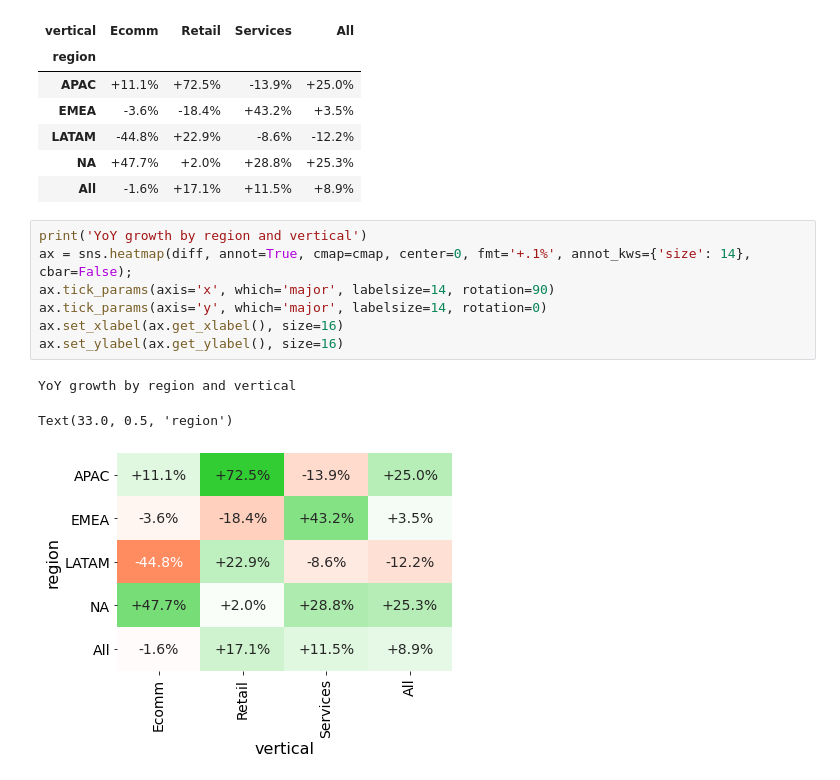
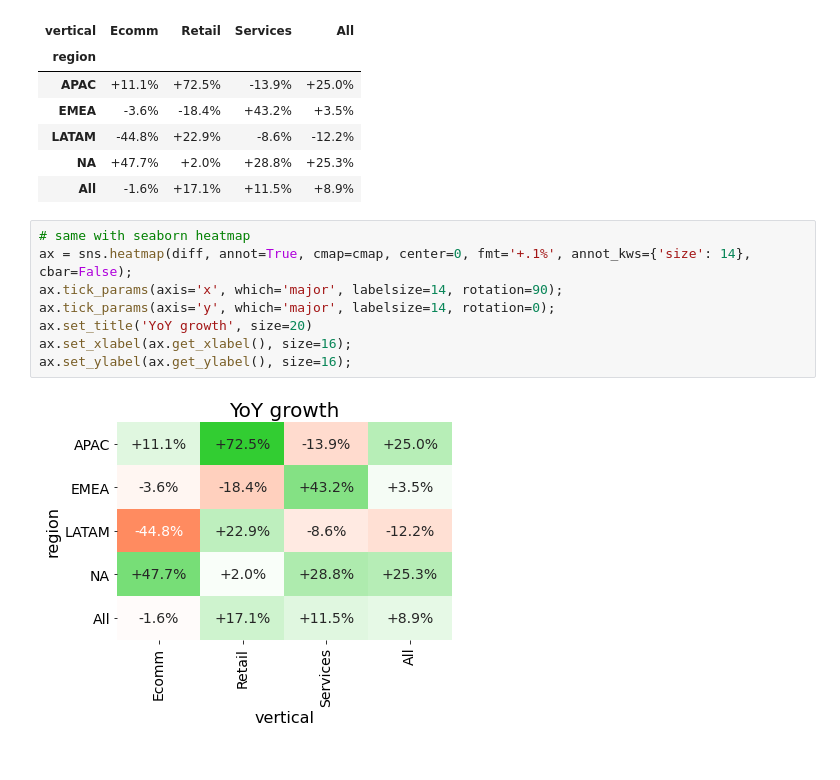
Before and after one commit to noallynoclan/colab, a Jupyter notebook: pandas_plots.ipynb, the cells around one changed output. Drawn from its saved outputs; the diff is of its cells as text.

```diff
--- a/pandas_plots.ipynb
+++ b/pandas_plots.ipynb
@@ -125,13 +126,12 @@ YoY growth by region and vertical
 | NA | +47.7% | +2.0% | +28.8% | +25.3% |
 | All | -1.6% | +17.1% | +11.5% | +8.9% |
 # %%
-print('YoY growth by region and vertical')
+# same with seaborn heatmap
 ax = sns.heatmap(diff, annot=True, cmap=cmap, center=0, fmt='+.1%', annot_kws={'size': 14}, cbar=False);
-ax.tick_params(axis='x', which='major', labelsize=14, rotation=90)
-ax.tick_params(axis='y', which='major', labelsize=14, rotation=0)
-ax.set_xlabel(ax.get_xlabel(), size=16)
-ax.set_ylabel(ax.get_ylabel(), size=16)
+ax.tick_params(axis='x', which='major', labelsize=14, rotation=90);
+ax.tick_params(axis='y', which='major', labelsize=14, rotation=0);
+ax.set_title('YoY growth', size=20)
+ax.set_xlabel(ax.get_xlabel(), size=16);
+ax.set_ylabel(ax.get_ylabel(), size=16);
 # %% [output]
-YoY growth by region and vertical
-Text(33.0, 0.5, 'region')
-[figure, old version]
+[figure, new version]
```
Also changed, not shown: parts of 1 cell of this notebook.
